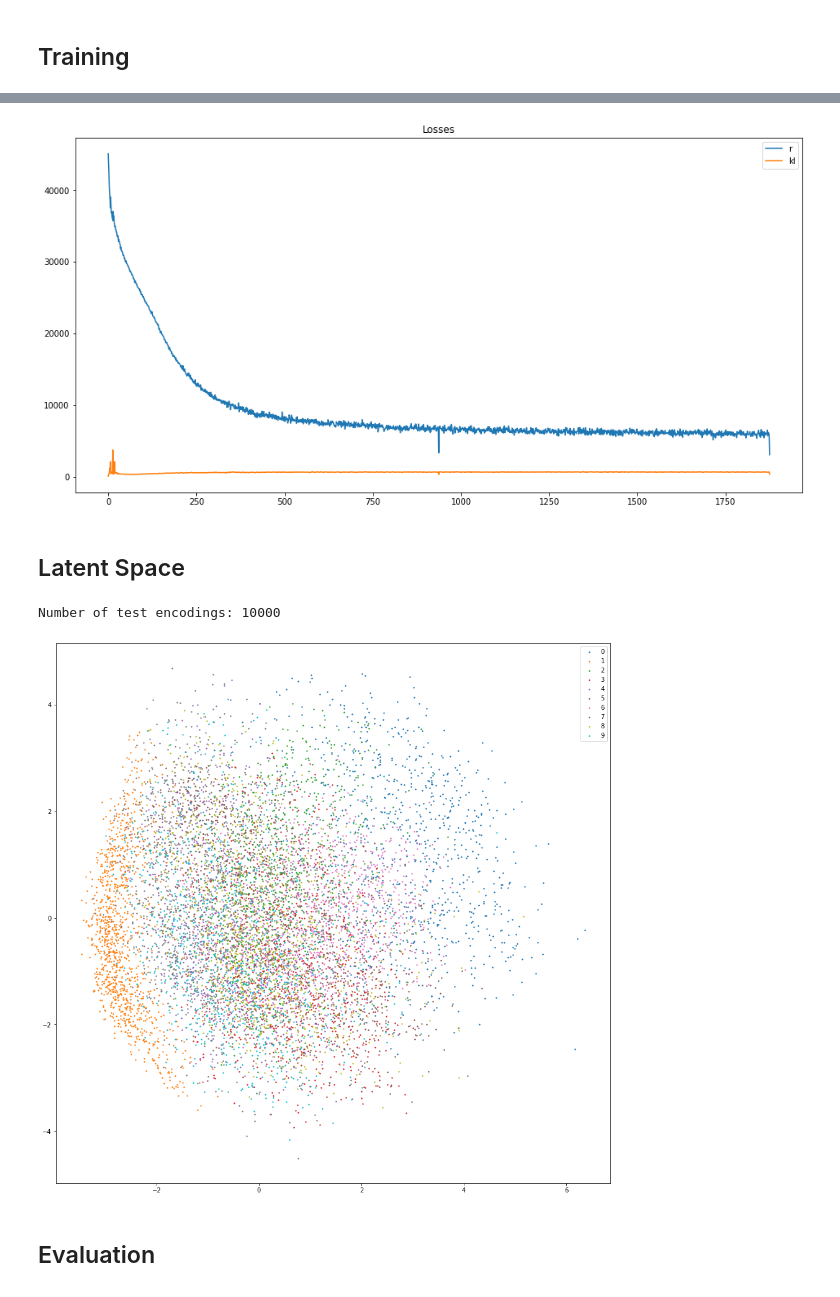
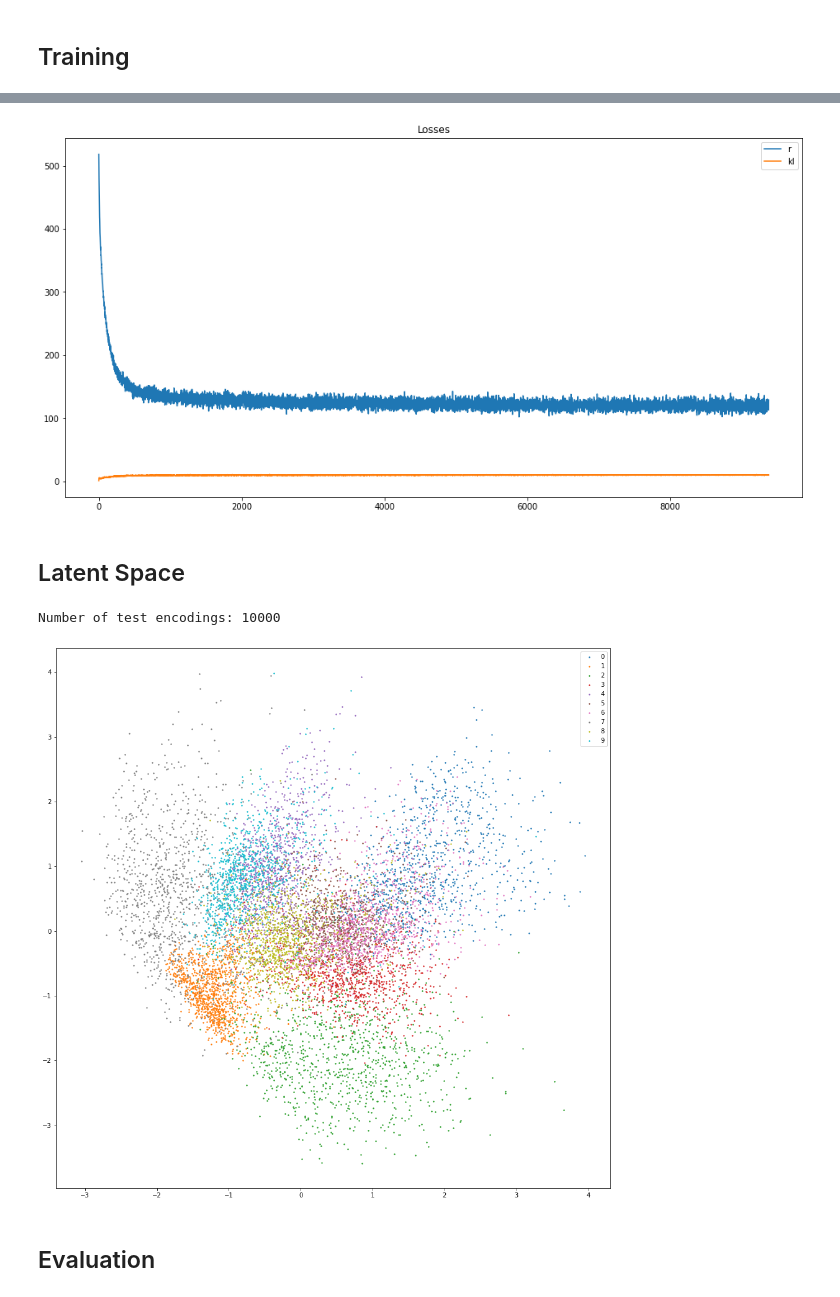
Before and after one commit to ndoll1998/notebooks, a Jupyter notebook: VAE_MNIST.ipynb, the cells around one changed output, grey strips where cells are left out. Drawn from its saved outputs; the diff is of its cells as text; code cells hidden in the pictures.

```diff
--- a/VAE_MNIST.ipynb
+++ b/VAE_MNIST.ipynb
@@ -77,7 +75,7 @@ class VAE(nn.Module):
         x_ = self.decoder(z)
         return x_, mean, variance_log
 # %%
-z_dim = 10
+z_dim = 4
 device = 'cuda:0' if torch.cuda.is_available() else 'cpu'
 print("Using device:", device)
 # create model and optimizer
@@ -108,7 +106,7 @@ show()
 # %%
 # training the auto-encoder
-epochs, v_interval = 2, 300
-beta = 0.2
+epochs, v_interval = 10, 1000
+beta = 0.5
 # losses
 r_losses, kl_losses = [], []
 with tqdm(total=len(train_loader) * epochs) as pbar:
@@ -120,8 +118,8 @@ with tqdm(total=len(train_loader) * epochs) as pbar:
             x = x.to(device)
             # predict and compute loss
             x_, m, v_log = vae(x)
-            r_l = F.binary_cross_entropy(x_, x, reduction='sum')
-            kl_l = beta * (v_log.exp() + m**2 - 1 - v_log).sum()
+            r_l = F.binary_cross_entropy(x_, x) * 28 * 28
+            kl_l = beta * (v_log.exp() + m**2 - 1 - v_log).sum(-1).mean()
             # update parameters
             optim.zero_grad()
             (r_l + kl_l).backward()
@@ -163,7 +164,7 @@ legend(['r', 'kl'])
 title("Losses")
 show()
 # %% [output]
-[figure, old version]
+[figure, new version]
 # %% [markdown]
 ## Latent Space
 # %%
@@ -171,39 +172,37 @@ show()
 """
     Why are there no clusters?
 
     The kd-loss basically tries to keep the mean near zero for all
     inputs. Thus distinguished clusters are (mostly) prohibited.
-    The bigger the dimension of the latent space, the more strictly the lm-loss
-    holds (this is due to the summation over the dimension. Maybe use mean instead).
 
     By either reducing the laten-space dimension (z-dim) or the weight for the
     lm-loss (beta) and rerunning the notebook this will change quite drastically.
     The different numbers will show much cleaner clusters.
 
-    Also PCA does not help but makes things even worse. Especially when the latent
-    space has many dimensions (big z-dim).
-    Maybe PCA isn't even the right thing to do in this case?
+    Also PCA does not help. Especially when the latent space has many
+    dimensions (big z-dim). Maybe PCA isn't even the right thing to do
+    in this case?
 """
 vae.eval()
 with torch.no_grad():
     # only interested in the mean values
     z_y = [(vae.encoder(x.to(device))[0].cpu(), y) for x, y in test_loader]
     z, test_labels = zip(*z_y)
     z, test_labels = torch.cat(z, dim=0).numpy(), torch.cat(test_labels, dim=0).numpy()
 print("Number of test encodings:", z.shape[0])
 # reduce dimensions
 reduced_z = PCA(n_components=2).fit(z).transform(z)
 # visualize code/bottleneck of different labels/numbers
 figsize(16, 16)
 figure()
 for i in range(10):
     mask = (test_labels == i)
     scatter(reduced_z[mask, 0], reduced_z[mask, 1], s=2)
 legend(range(10))
 show()
 # %% [output]
 Number of test encodings: 10000
-[figure, old version]
+[figure, new version]
 # %% [markdown]
 ## Evaluation
 # %%
```
Also changed, not shown: parts of 8 cells of this notebook.
